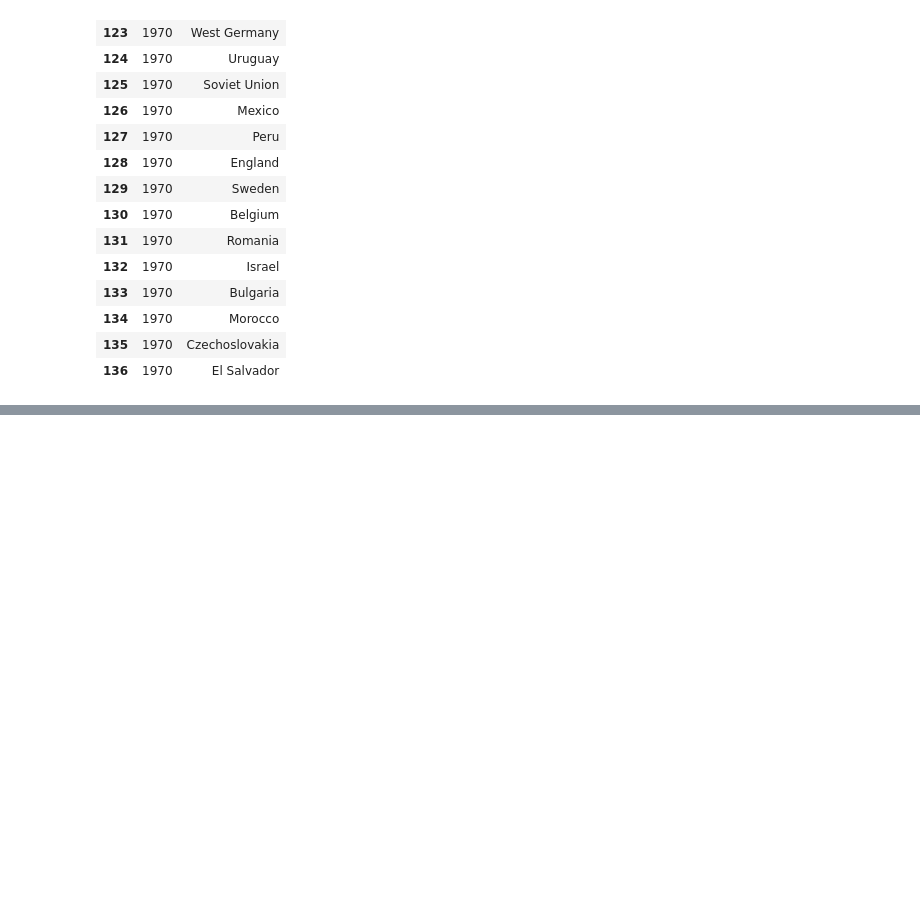
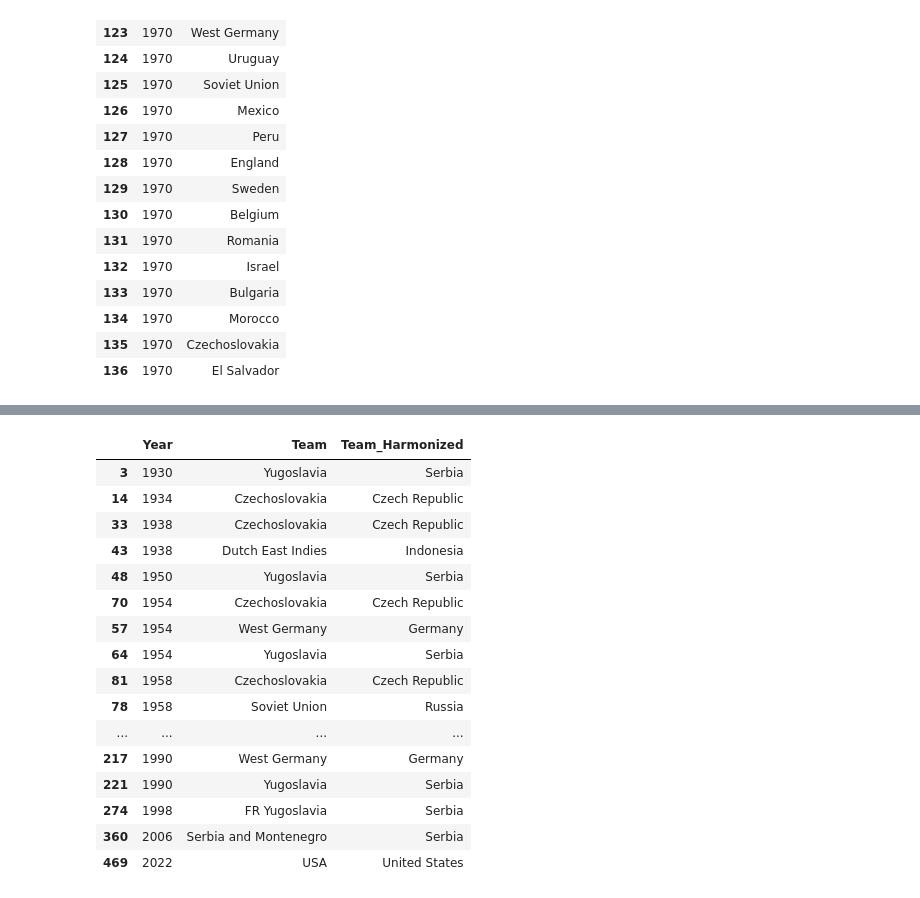
Before and after one commit to Chrilap95/Projet-fil-rouge, a Jupyter notebook: notebooks/02_nettoyage_preparation.ipynb, the cells around one changed output, grey strips where cells are left out. Saved outputs shown, nothing was run; the diff lists cells and outputs as text; code cells hidden in the pictures; blank space fills up the shorter version.

Commit message:
Ajout de l'harmonisation des équipes FIFA

```diff
--- a/notebooks/02_nettoyage_preparation.ipynb
+++ b/notebooks/02_nettoyage_preparation.ipynb
@@ -171,0 +248,40 @@ df_fifa[df_fifa["Year"] == 1970][["Year", "Team"]]
+# %%
+df_fifa["Team_Harmonized"] = df_fifa["Team"]
+correspondances = {
+    "West Germany": "Germany",
+    "Soviet Union": "Russia",
+    "Yugoslavia": "Serbia",
+    "FR Yugoslavia": "Serbia",
+    "Serbia and Montenegro": "Serbia",
+    "Czechoslovakia": "Czech Republic",
+    "Dutch East Indies": "Indonesia",
+    "Zaire": "DR Congo",
+    "USA": "United States"
+}
+df_fifa["Team_Harmonized"] = (
+    df_fifa["Team_Harmonized"].replace(correspondances)
+)
+# %%
+df_fifa[
+    df_fifa["Team"] != df_fifa["Team_Harmonized"]
+][["Year", "Team", "Team_Harmonized"]].sort_values(
+    ["Year", "Team"]
+)
+# %% [output]
+|  | Year | Team | Team_Harmonized |
+| 3 | 1930 | Yugoslavia | Serbia |
+| 14 | 1934 | Czechoslovakia | Czech Republic |
+| 33 | 1938 | Czechoslovakia | Czech Republic |
+| 43 | 1938 | Dutch East Indies | Indonesia |
+| 48 | 1950 | Yugoslavia | Serbia |
+| 70 | 1954 | Czechoslovakia | Czech Republic |
+| 57 | 1954 | West Germany | Germany |
+| 64 | 1954 | Yugoslavia | Serbia |
+| 81 | 1958 | Czechoslovakia | Czech Republic |
+| 78 | 1958 | Soviet Union | Russia |
+| ... | ... | ... | ... |
+| 217 | 1990 | West Germany | Germany |
+| 221 | 1990 | Yugoslavia | Serbia |
+| 274 | 1998 | FR Yugoslavia | Serbia |
+| 360 | 2006 | Serbia and Montenegro | Serbia |
+| 469 | 2022 | USA | United States |
```
Also changed, not shown: parts of 6 cells of this notebook.
